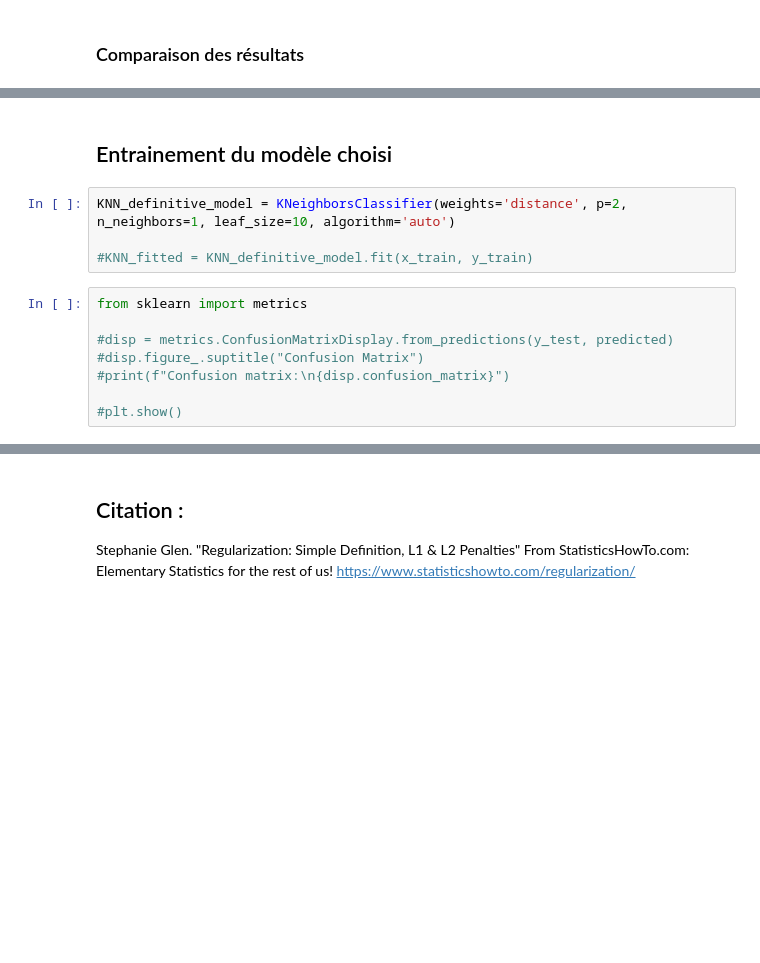
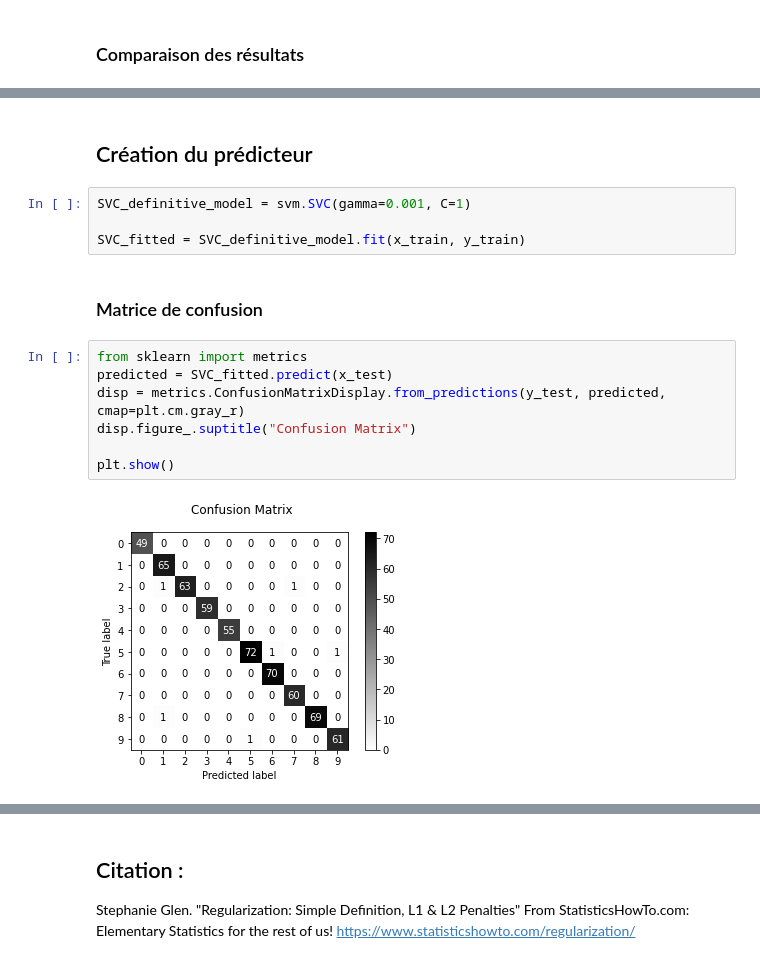
Before and after one commit to Julien-Faure/mines-ai-number-recognition-project, a Jupyter notebook: report.ipynb, the cells around one changed output, grey strips where cells are left out. Saved outputs shown, nothing was run; the diff lists cells and outputs as text; blank space fills up the shorter version.

Commit message:
Ajout test sur le predicteur entrainé

```diff
--- a/report.ipynb
+++ b/report.ipynb
@@ -470,14 +530,17 @@ Plusieurs sets d'hyperparamètres donnent les mêmes résultats, cependant les p
-# %% [markdown]
-## Entrainement du modèle choisi
-# %%
-KNN_definitive_model = KNeighborsClassifier(weights='distance', p=2, n_neighbors=1, leaf_size=10, algorithm='auto')
-
-#KNN_fitted = KNN_definitive_model.fit(x_train, y_train)
+# %% [markdown]
+## Création du prédicteur
+# %%
+SVC_definitive_model = svm.SVC(gamma=0.001, C=1)
+
+SVC_fitted = SVC_definitive_model.fit(x_train, y_train)
+# %% [markdown]
+### Matrice de confusion
 # %%
 from sklearn import metrics
+predicted = SVC_fitted.predict(x_test)
+disp = metrics.ConfusionMatrixDisplay.from_predictions(y_test, predicted, cmap=plt.cm.gray_r)
+disp.figure_.suptitle("Confusion Matrix")
 
-#disp = metrics.ConfusionMatrixDisplay.from_predictions(y_test, predicted)
-#disp.figure_.suptitle("Confusion Matrix")
-#print(f"Confusion matrix:\n{disp.confusion_matrix}")
-
-#plt.show()
+plt.show()
+# %% [output]
+[figure, added]
```
Also changed, not shown: parts of 19 cells of this notebook, 9 other files.
